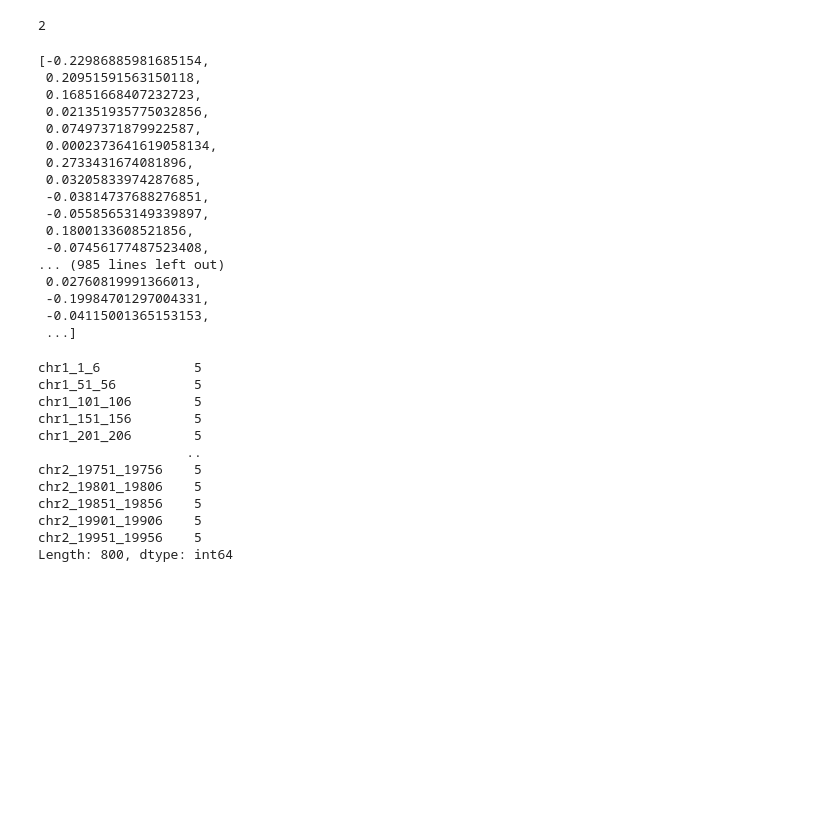
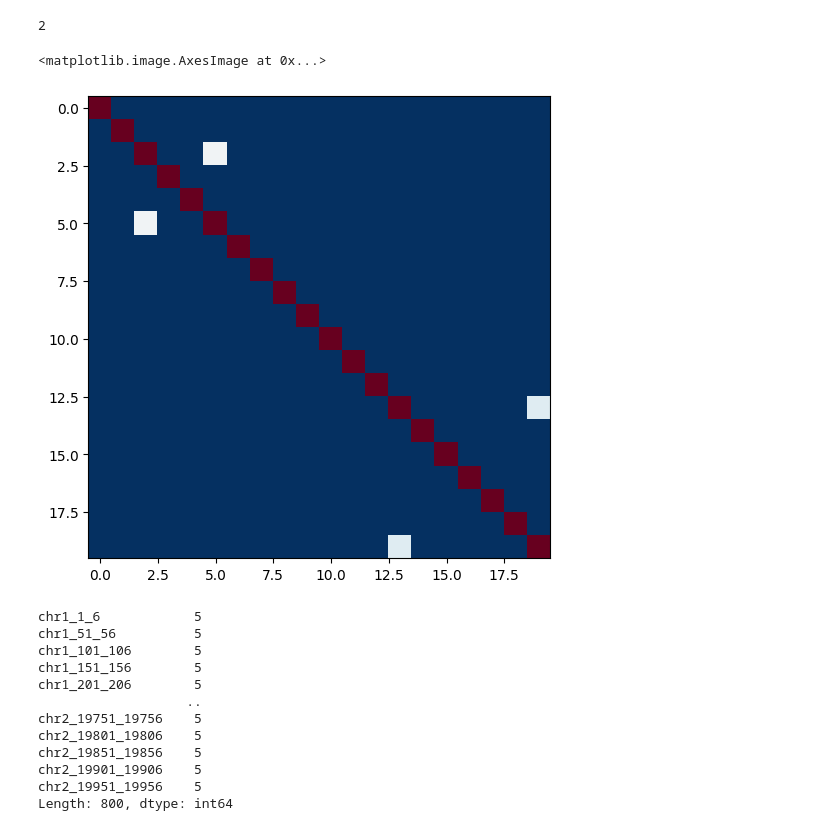
Before and after one commit to r-trimbour/ATACNet, a Jupyter notebook: test_notebooks/Untitled.ipynb, the cells around one changed output. Cells and saved outputs as stored; diff of their text form; code cells hidden in the pictures; blank space fills up the shorter version.

```diff
--- a/test_notebooks/Untitled.ipynb
+++ b/test_notebooks/Untitled.ipynb
@@ -391,25 +401,39 @@ Getting correlation coefficient for chromosome chr1...
 Getting correlation coefficient for chromosome chr2...
 2
 # %%
-coefs['chr1']
+import numpy as np
+from scipy import linalg
+
+from sklearn.datasets import make_sparse_spd_matrix
+
+n_samples = 60
+n_features = 20
+
+prng = np.random.RandomState(2)
+prec = make_sparse_spd_matrix(
+    n_features, alpha=0.98, smallest_coef=0.4, largest_coef=0.7, random_state=prng
+)
+cov = linalg.inv(prec)
+d = np.sqrt(np.diag(cov))
+cov /= d
+cov /= d[:, np.newaxis]
+prec *= d
+prec *= d[:, np.newaxis]
+X = prng.multivariate_normal(np.zeros(n_features), cov, size=n_samples)
+X -= X.mean(axis=0)
+X /= X.std(axis=0)
+
+import matplotlib.pyplot as plt
+
+plt.figure(figsize=(10, 6))
+plt.subplots_adjust(left=0.02, right=0.98)
+
+#plt.imshow(prec)
+plt.imshow(cov,
+        cmap=plt.cm.RdBu_r)
 # %% [output]
-[-0.22986885981685154,
- 0.20951591563150118,
- 0.16851668407232723,
- 0.021351935775032856,
- 0.07497371879922587,
- 0.0002373641619058134,
- 0.2733431674081896,
- 0.03205833974287685,
- -0.03814737688276851,
- -0.05585653149339897,
- 0.1800133608521856,
- -0.07456177487523408,
-... (985 lines left out)
- 0.02760819991366013,
- -0.19984701297004331,
- -0.04115001365153153,
- ...]
+<matplotlib.image.AxesImage at 0x...>
+[figure, added]
 # %%
 m, n = np.meshgrid(atac.var['start'], atac.var['end'])
 
```
Also changed, not shown: parts of 4 cells of this notebook.
